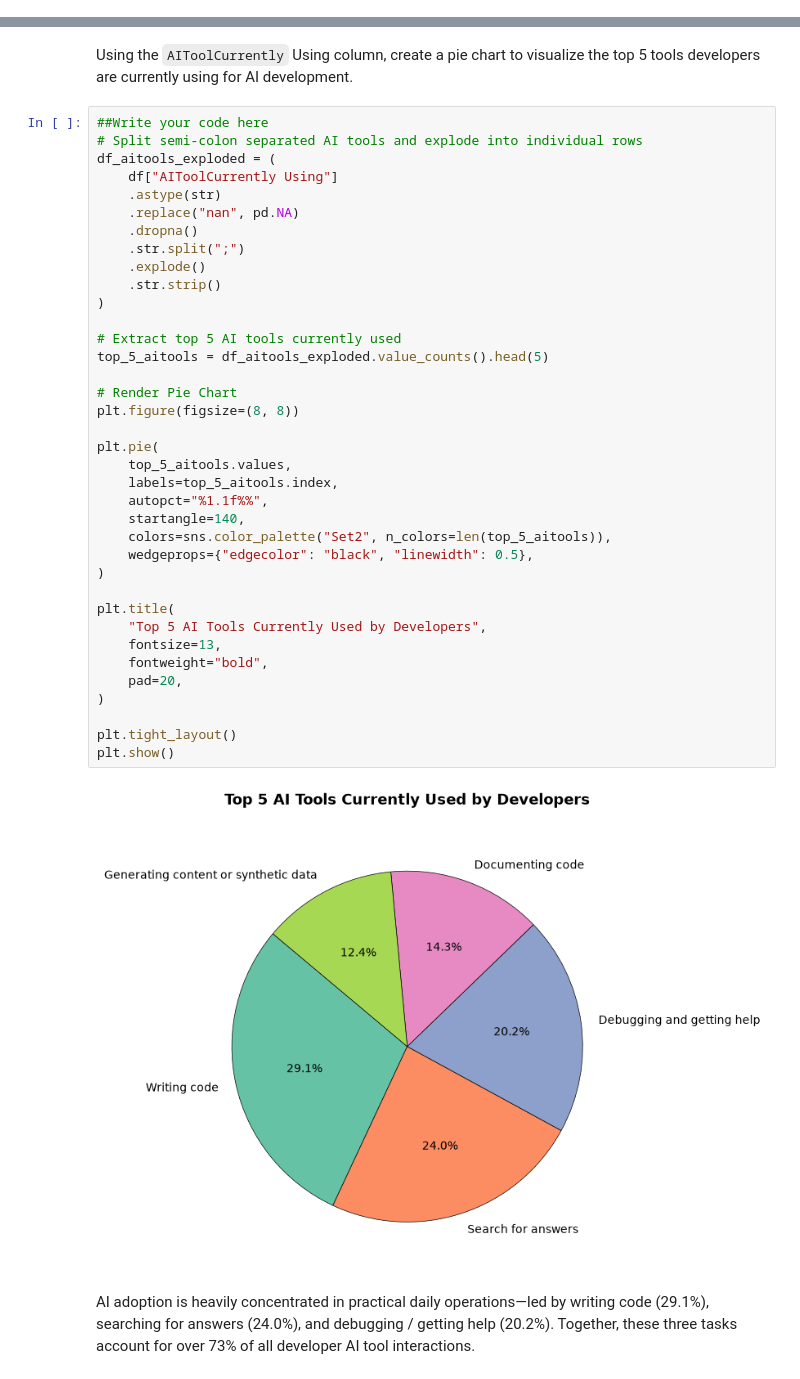
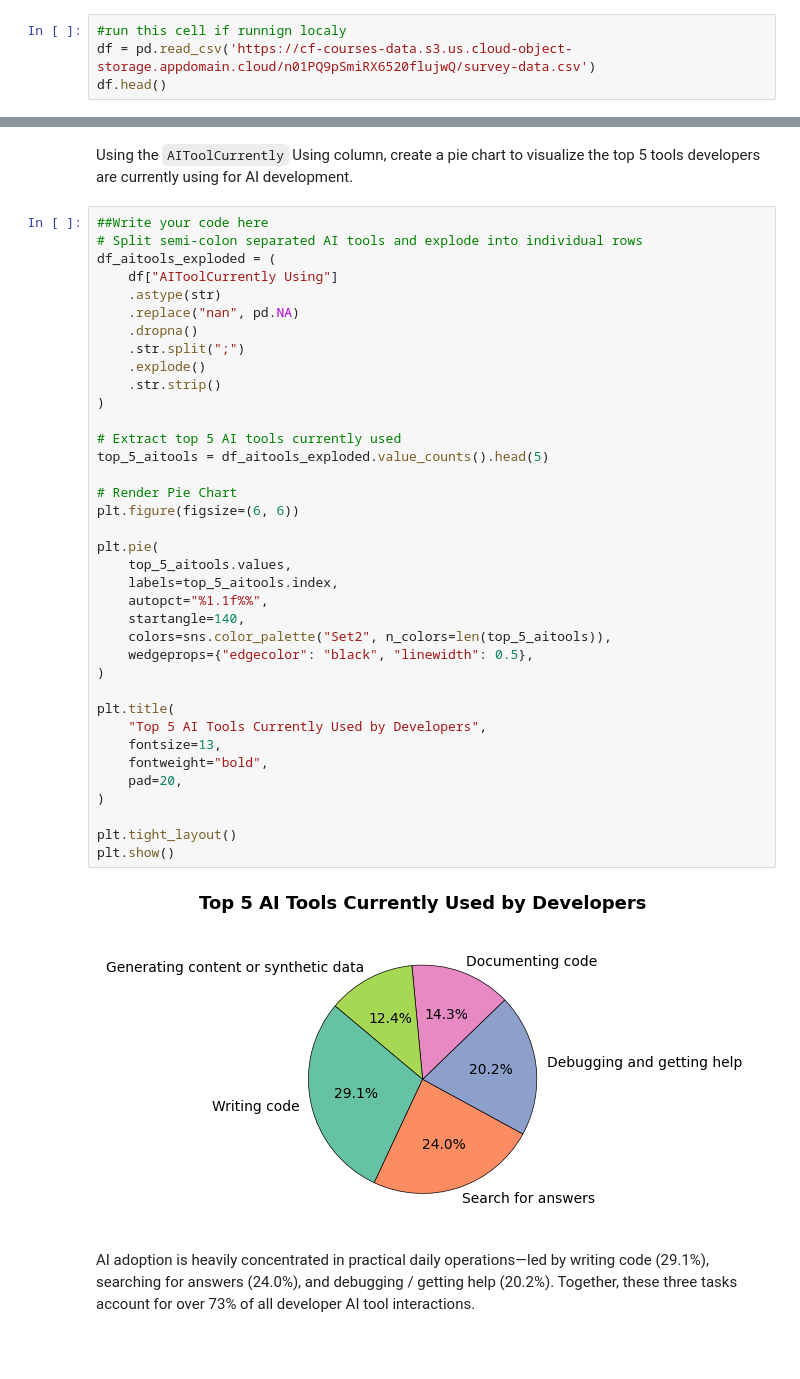
Before and after one commit to TediEve/IBM_DAPC_Capstone, a Jupyter notebook: part4_visualization/Lab 21 Pie Charts.ipynb, the cells around one changed output, grey strips where cells are left out. Drawn from its saved outputs; the diff is of its cells as text; blank space fills up the shorter version.

```diff
--- a/part4_visualization/Lab 21 Pie Charts.ipynb
+++ b/part4_visualization/Lab 21 Pie Charts.ipynb
@@ -109,3 +106,7 @@ survey-data.csv     100%[===================>] 152.13M  37.5MB/s    in 4.2s
 | 3 | 4 | I am learning to code | 18-24 years old | Student, full-time | NaN | Apples | NaN | Some college/university study wit... | ... |
 | 4 | 5 | I am a developer by profession | 18-24 years old | Student, full-time | NaN | Apples | NaN | Secondary school (e.g. American h... | ... |
 5 rows × 114 columns
+# %%
+#run this cell if runnign localy
+df = pd.read_csv('https://cf-courses-data.s3.us.cloud-object-storage.appdomain.cloud/n01PQ9pSmiRX6520flujwQ/survey-data.csv')
+df.head()
@@ -400,35 +409,35 @@ df_aitools_exploded = (
     .dropna()
     .str.split(";")
     .explode()
     .str.strip()
 )
 
 # Extract top 5 AI tools currently used
 top_5_aitools = df_aitools_exploded.value_counts().head(5)
 
 # Render Pie Chart
-plt.figure(figsize=(8, 8))
+plt.figure(figsize=(6, 6))
 
 plt.pie(
     top_5_aitools.values,
     labels=top_5_aitools.index,
     autopct="%1.1f%%",
     startangle=140,
     colors=sns.color_palette("Set2", n_colors=len(top_5_aitools)),
     wedgeprops={"edgecolor": "black", "linewidth": 0.5},
 )
 
 plt.title(
     "Top 5 AI Tools Currently Used by Developers",
     fontsize=13,
     fontweight="bold",
     pad=20,
 )
 
 plt.tight_layout()
 plt.show()
 # %% [output]
-[figure, old version]
+[figure, new version]
 # %% [markdown]
 AI adoption is heavily concentrated in practical daily operations—led by writing code (29.1%), searching for answers (24.0%), and debugging / getting help (20.2%). Together, these three tasks account for over 73% of all developer AI tool interactions.
 # %% [markdown]
```
Also changed, not shown: parts of 6 cells of this notebook, 14 other files.
